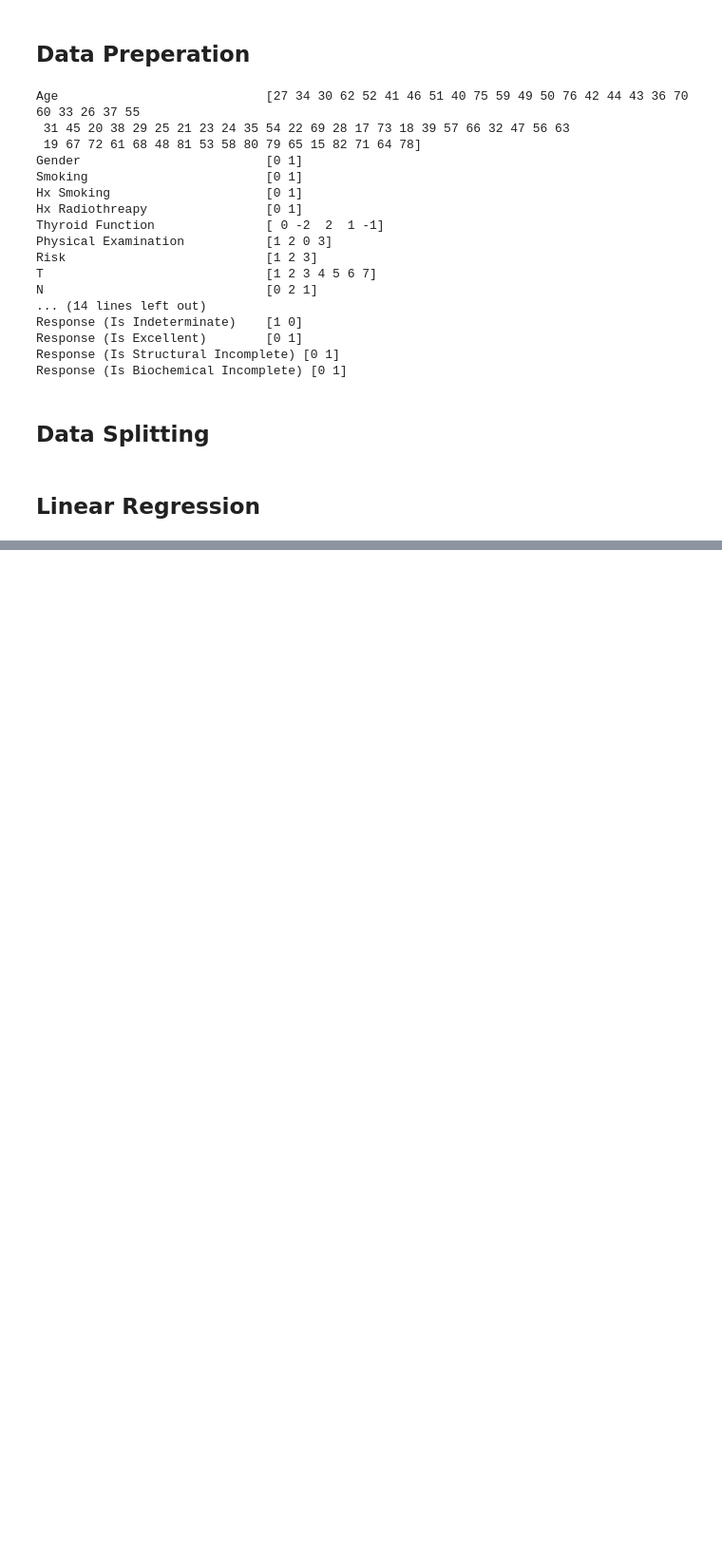
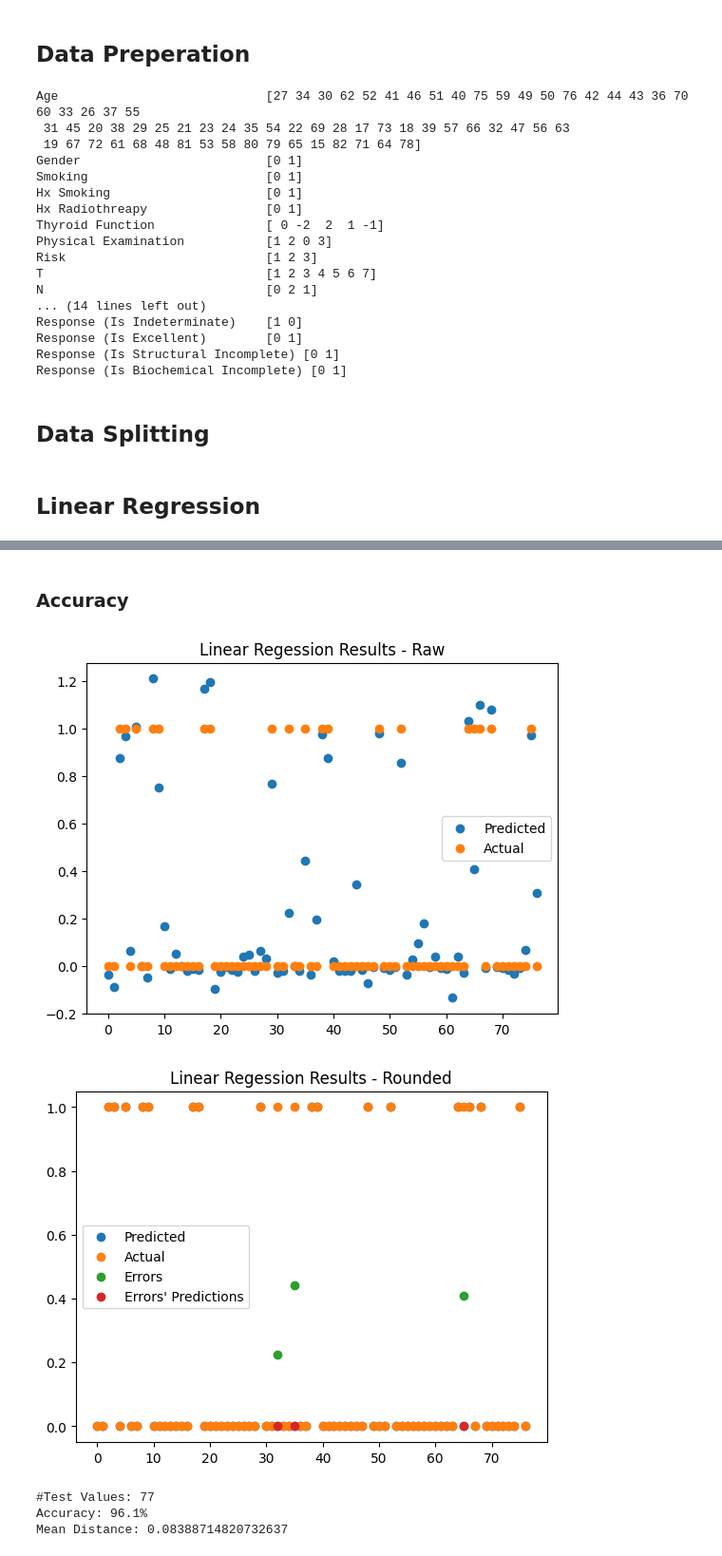
Before and after one commit to Koffiie/First-Repo, a Jupyter notebook: Thyroid_Cancer_Recurrence_Prediction.ipynb, the cells around one changed output, grey strips where cells are left out. Shown: that part at 95% size. Cells and saved outputs as stored; diff of their text form; code cells hidden in the pictures; blank space fills up the shorter version.

```diff
--- a/Thyroid_Cancer_Recurrence_Prediction.ipynb
+++ b/Thyroid_Cancer_Recurrence_Prediction.ipynb
@@ -703,0 +723,33 @@ Response (Is Biochemical Incomplete)  0.05622
+# %% [markdown]
+### Accuracy
+# %%
+plt.scatter(range(len(y_pred)), y_pred, label="Predicted")
+plt.scatter(range(len(y_test)), y_test, label="Actual")
+plt.title("Linear Regession Results - Raw")
+plt.legend()
+plt.show()
+
+binary_y_pred = (y_pred >= .5).astype(int)
+y_error_idx = np.where(binary_y_pred != y_test)[0]
+
+plt.scatter(range(len(binary_y_pred)), binary_y_pred, label="Predicted")
+plt.scatter(range(len(y_test)), y_test, label="Actual")
+plt.scatter(y_error_idx, y_pred[y_error_idx], label="Errors")
+plt.scatter(y_error_idx, binary_y_pred[y_error_idx], label="Errors' Predictions")
+plt.title("Linear Regession Results - Rounded")
+plt.legend()
+plt.show()
+
+number_of_test_values = len(y_test)
+percent_correctly_predicted = (number_of_test_values-len(y_error_idx))/number_of_test_values*100
+mean_distance = np.mean(abs(y_pred - y_test))
+
+print("#Test Values:", number_of_test_values)
+print("Accuracy:", str(round(percent_correctly_predicted, 1)) + "%")
+print("Mean Distance:", mean_distance)
+# %% [output]
+[figure, added]
+[figure, added]
+#Test Values: 77
+Accuracy: 96.1%
+Mean Distance: 0.08388714820732637
```
Also changed, not shown: parts of 4 cells of this notebook.
